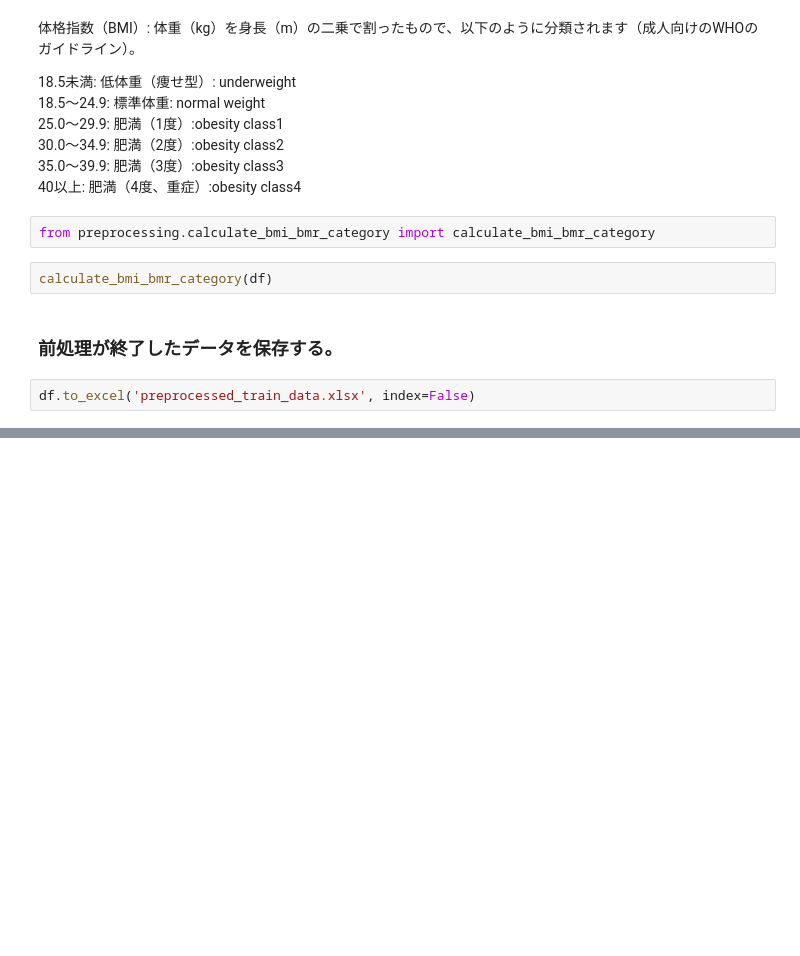
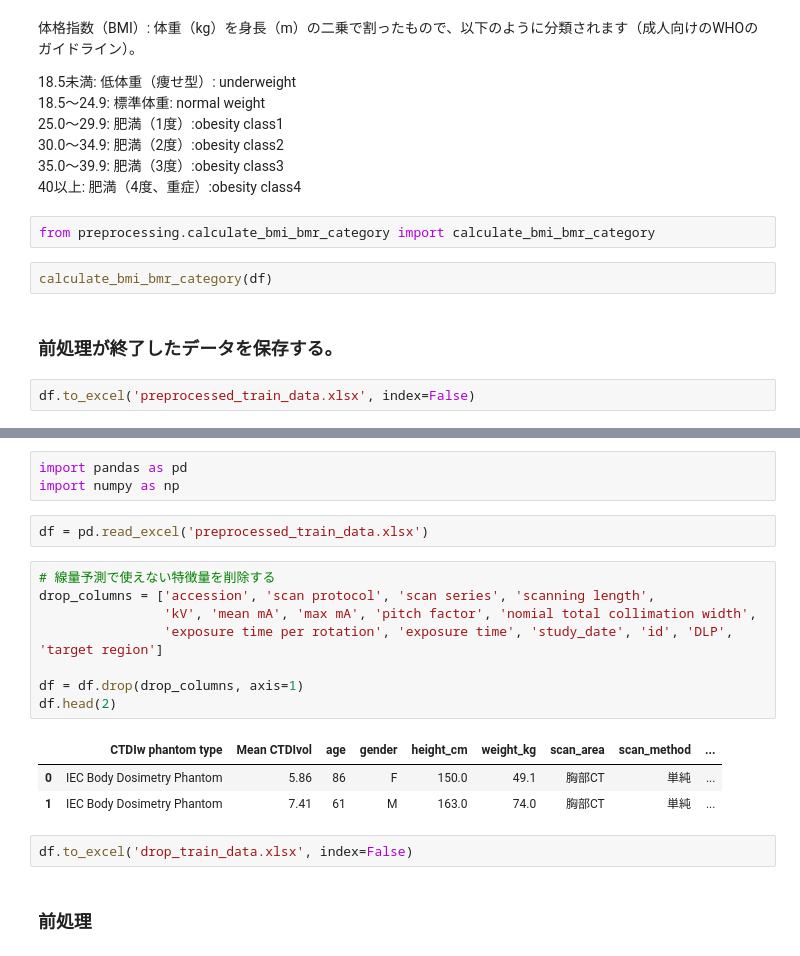
Before and after one commit to y-hiroki-radiotech/CT-dose-prediction, a Jupyter notebook: scan_preprocess_data.ipynb, the cells around one changed output, grey strips where cells are left out. Cells and saved outputs as stored; diff of their text form; blank space fills up the shorter version.

```diff
--- a/scan_preprocess_data.ipynb
+++ b/scan_preprocess_data.ipynb
@@ -125,0 +139,21 @@ df.to_excel('preprocessed_train_data.xlsx', index=False)
+# %%
+import pandas as pd
+import numpy as np
+# %%
+df = pd.read_excel('preprocessed_train_data.xlsx')
+# %%
+# 線量予測で使えない特徴量を削除する
+drop_columns = ['accession', 'scan protocol', 'scan series', 'scanning length',
+                'kV', 'mean mA', 'max mA', 'pitch factor', 'nomial total collimation width',
+                'exposure time per rotation', 'exposure time', 'study_date', 'id', 'DLP', 'target region']
+
+df = df.drop(drop_columns, axis=1)
+df.head(2)
+# %% [output]
+|  | CTDIw phantom type | Mean CTDIvol | age | gender | height_cm | weight_kg | scan_area | scan_method | ... |
+| 0 | IEC Body Dosimetry Phantom | 5.86 | 86 | F | 150.0 | 49.1 | 胸部CT | 単純 | ... |
+| 1 | IEC Body Dosimetry Phantom | 7.41 | 61 | M | 163.0 | 74.0 | 胸部CT | 単純 | ... |
+# %%
+df.to_excel('drop_train_data.xlsx', index=False)
+# %% [markdown]
+### 前処理
```
Also changed, not shown: parts of 18 cells of this notebook, 5 other files.
